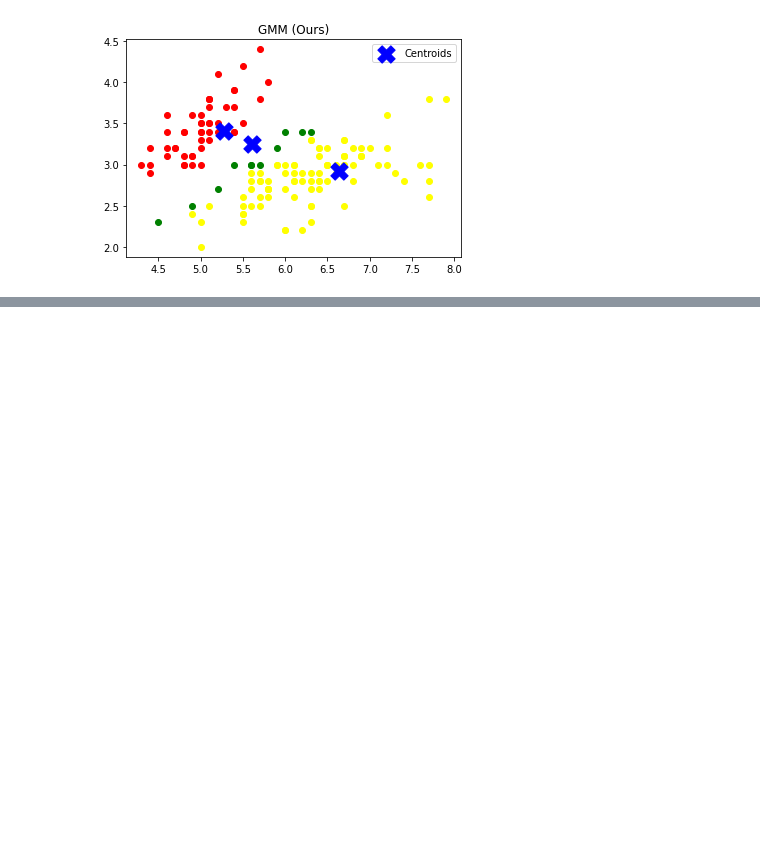
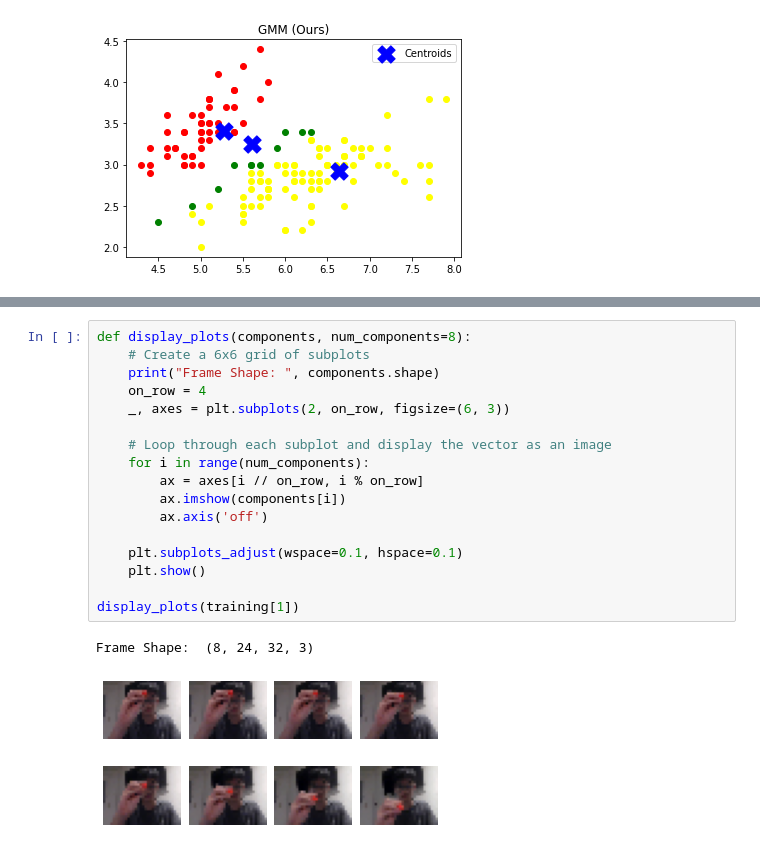
Before and after one commit to josephjkuang/GIES, a Jupyter notebook: Main.ipynb, the cells around one changed output, grey strips where cells are left out. Cells and saved outputs as stored; diff of their text form; blank space fills up the shorter version.

```diff
--- a/Main.ipynb
+++ b/Main.ipynb
@@ -133,0 +216,20 @@ plt.show()
+# %%
+def display_plots(components, num_components=8):
+    # Create a 6x6 grid of subplots
+    print("Frame Shape: ", components.shape)
+    on_row = 4
+    _, axes = plt.subplots(2, on_row, figsize=(6, 3))
+
+    # Loop through each subplot and display the vector as an image
+    for i in range(num_components):
+        ax = axes[i // on_row, i % on_row]
+        ax.imshow(components[i])
+        ax.axis('off')
+
+    plt.subplots_adjust(wspace=0.1, hspace=0.1)
+    plt.show()
+
+display_plots(training[1])
+# %% [output]
+Frame Shape:  (8, 24, 32, 3)
+[figure, added]
```
Also changed, not shown: parts of 5 cells of this notebook, 2 other files.
